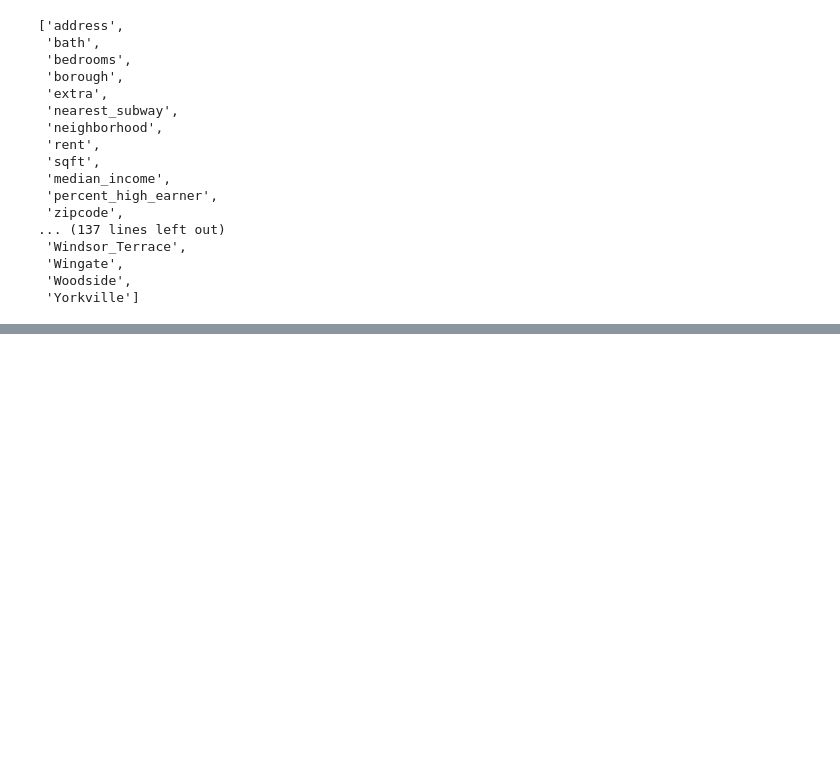
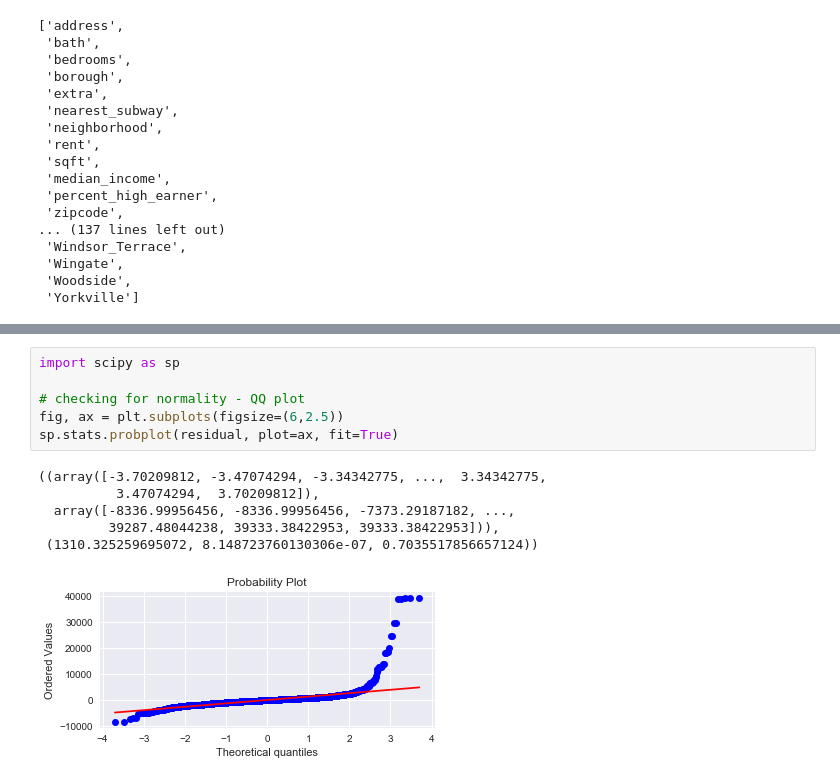
Before and after one commit to amitrani6/nyc_asking_rent_regression, a Jupyter notebook: Main Dataframe Regression Analysis.ipynb, the cells around one changed output, grey strips where cells are left out. Cells and saved outputs as stored; diff of their text form; blank space fills up the shorter version.

```diff
--- a/Main Dataframe Regression Analysis.ipynb
+++ b/Main Dataframe Regression Analysis.ipynb
@@ -380,0 +435,13 @@ strong multicollinearity or other numerical problems.
+# %%
+import scipy as sp
+
+# checking for normality - QQ plot
+fig, ax = plt.subplots(figsize=(6,2.5))
+sp.stats.probplot(residual, plot=ax, fit=True)
+# %% [output]
+((array([-3.70209812, -3.47074294, -3.34342775, ...,  3.34342775,
+          3.47074294,  3.70209812]),
+  array([-8336.99956456, -8336.99956456, -7373.29187182, ...,
+         39287.48044238, 39333.38422953, 39333.38422953])),
+ (1310.325259695072, 8.148723760130306e-07, 0.7035517856657124))
+[figure, added]
```
Also changed, not shown: parts of 11 cells of this notebook, 7 other files.
